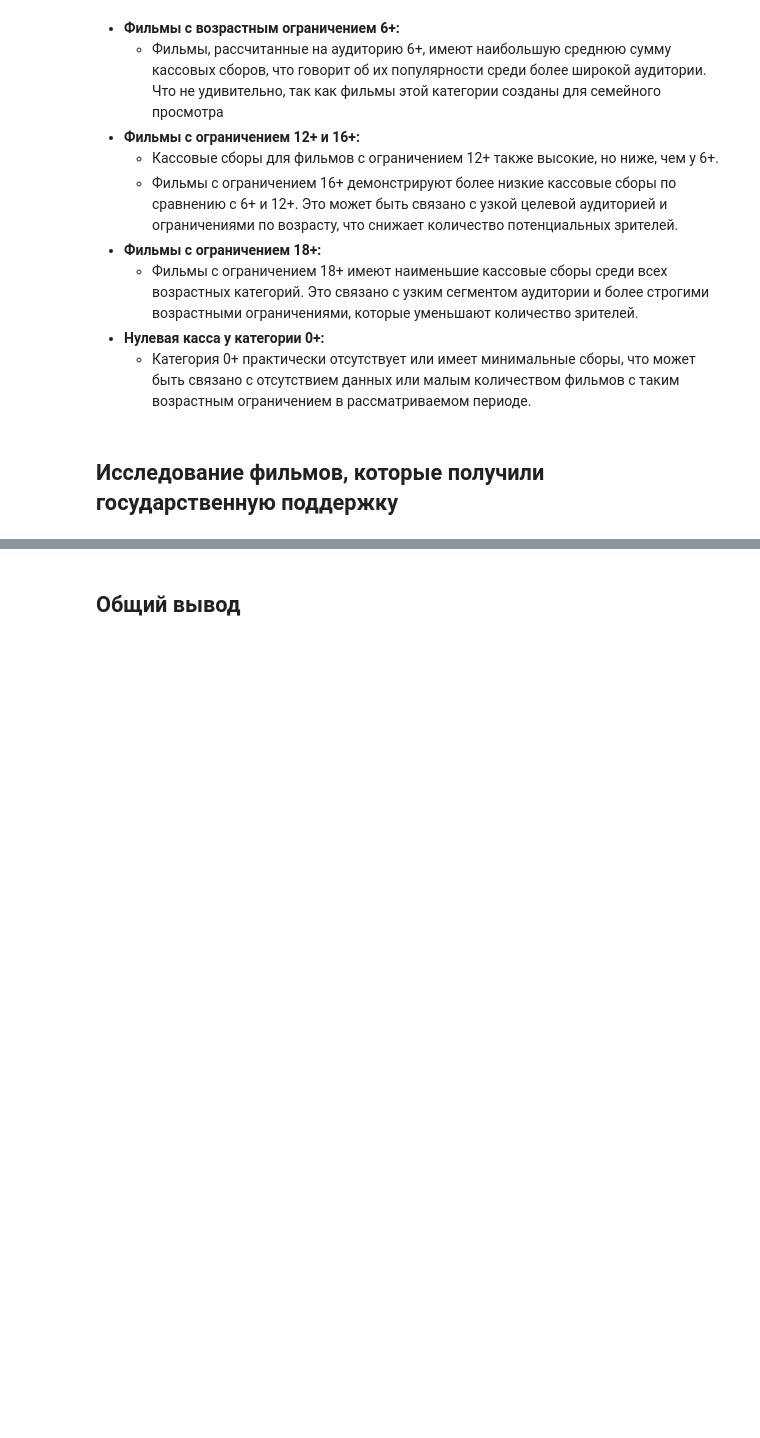
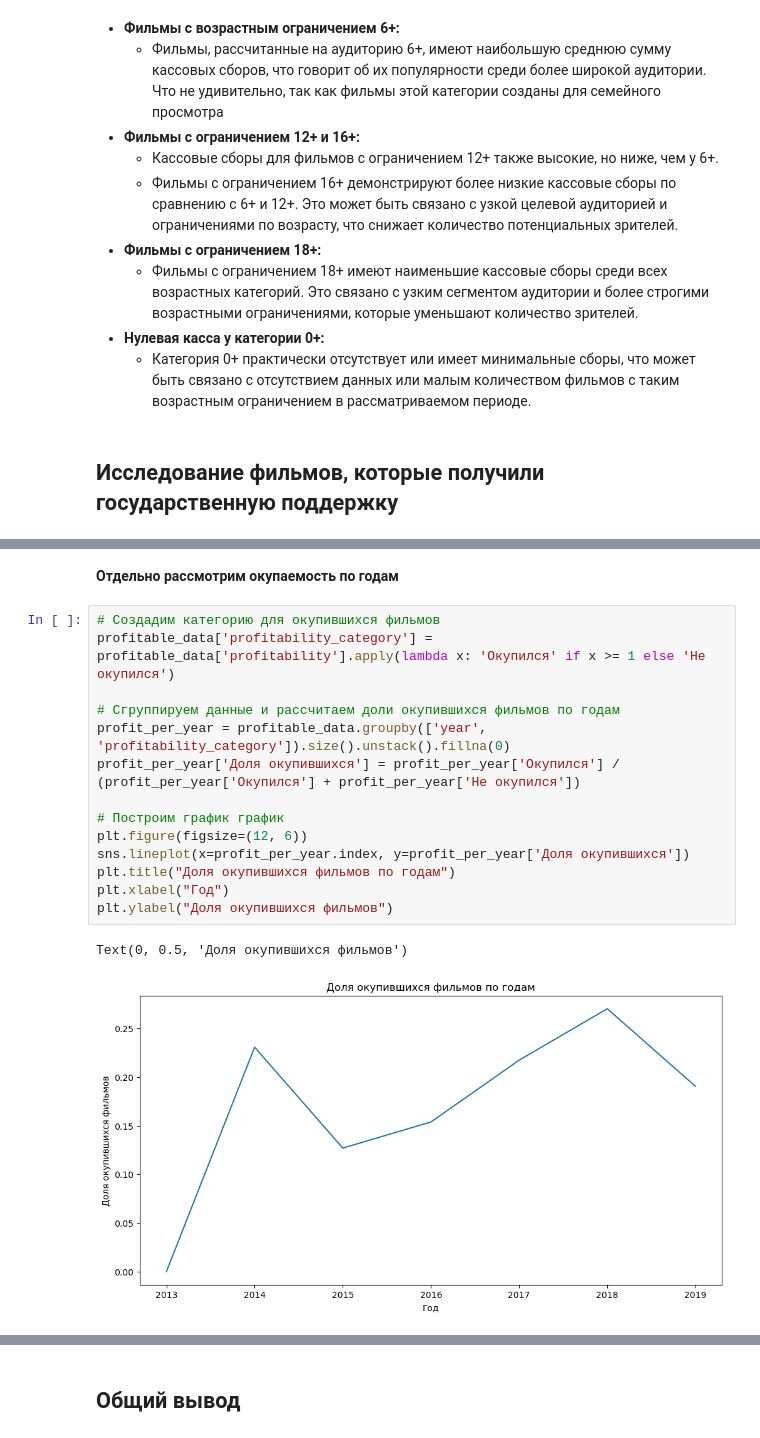
Before and after one commit to arina-fedorova/DataAnalysis, a Jupyter notebook: RU/Исследование данных о российском кинопрокате/film_distribution_analysis.ipynb, the cells around one changed output, grey strips where cells are left out. Saved outputs shown, nothing was run; the diff lists cells and outputs as text; blank space fills up the shorter version.

```diff
--- a/RU/Исследование данных о российском кинопрокате/film_distribution_analysis.ipynb
+++ b/RU/Исследование данных о российском кинопрокате/film_distribution_analysis.ipynb
@@ -631,0 +784,19 @@ Text(0, 0.5, 'Сумма сборов')
+# %% [markdown]
+**Отдельно рассмотрим окупаемость по годам**
+# %%
+# Создадим категорию для окупившихся фильмов
+profitable_data['profitability_category'] = profitable_data['profitability'].apply(lambda x: 'Окупился' if x >= 1 else 'Не окупился')
+
+# Сгруппируем данные и рассчитаем доли окупившихся фильмов по годам
+profit_per_year = profitable_data.groupby(['year', 'profitability_category']).size().unstack().fillna(0)
+profit_per_year['Доля окупившихся'] = profit_per_year['Окупился'] / (profit_per_year['Окупился'] + profit_per_year['Не окупился'])
+
+# Построим график график
+plt.figure(figsize=(12, 6))
+sns.lineplot(x=profit_per_year.index, y=profit_per_year['Доля окупившихся'])
+plt.title("Доля окупившихся фильмов по годам")
+plt.xlabel("Год")
+plt.ylabel("Доля окупившихся фильмов")
+# %% [output]
+Text(0, 0.5, 'Доля окупившихся фильмов')
+[figure, added]
```
Also changed, not shown: parts of 29 cells of this notebook.
